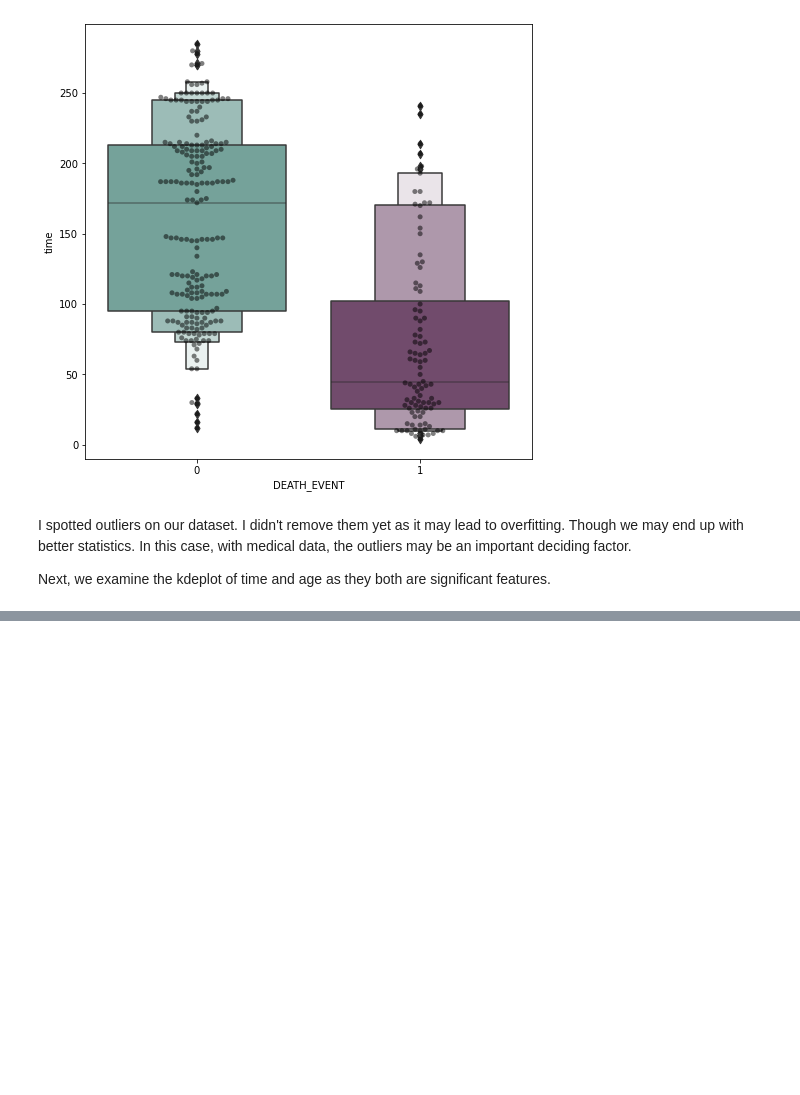
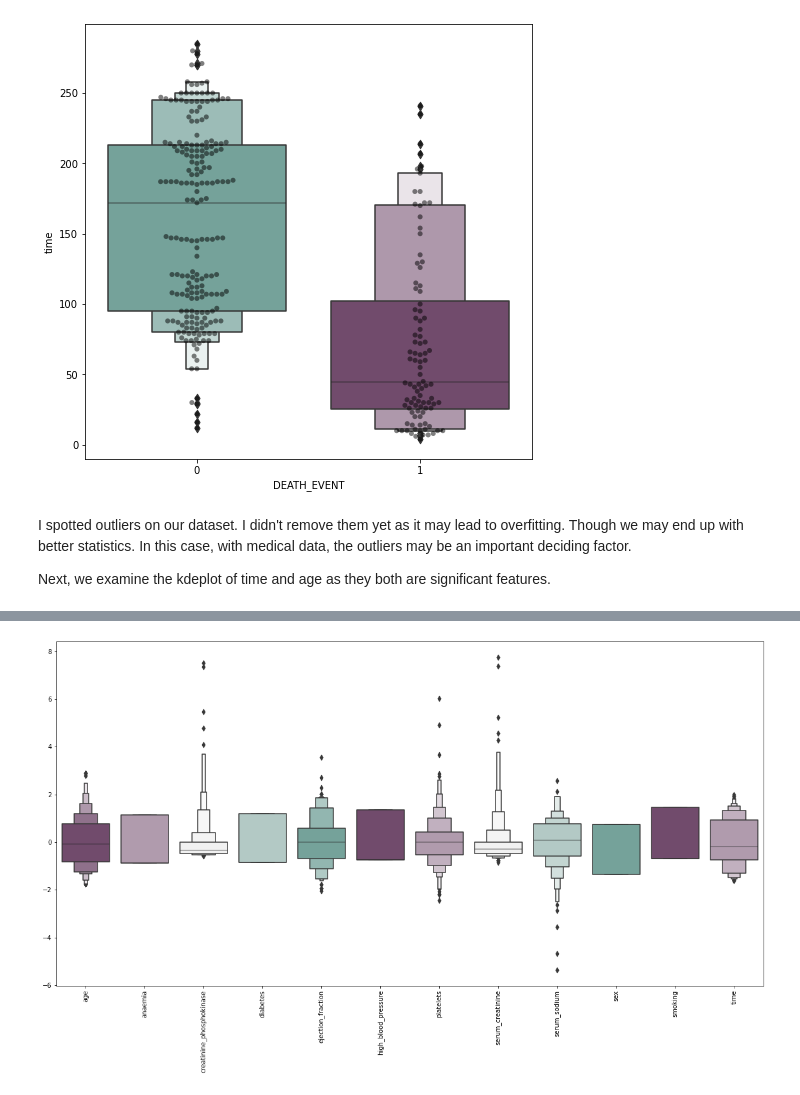
Before and after one commit to onlyabhilash/NLP-Heart-Failure-Prediction, a Jupyter notebook: Heart_Failure_Prediction_ANN.ipynb, the cells around one changed output, grey strips where cells are left out. Saved outputs shown, nothing was run; the diff lists cells and outputs as text; code cells hidden in the pictures; blank space fills up the shorter version.

```diff
--- a/Heart_Failure_Prediction_ANN.ipynb
+++ b/Heart_Failure_Prediction_ANN.ipynb
@@ -115,0 +146,11 @@ Next, we examine the kdeplot of time and age as they both are significant featur
+# %%
+#assigning values to features as X and target as y
+X=data.drop(["DEATH_EVENT"],axis=1)
+y=data["DEATH_EVENT"]
+# %%
+#Set up a standard scaler for the features
+col_names = list(X.columns)
+s_scaler = preprocessing.StandardScaler()
+X_df= s_scaler.fit_transform(X)
+X_df = pd.DataFrame(X_df, columns=col_names)
+X_df.describe().T
@@ -115,0 +171,9 @@ Next, we examine the kdeplot of time and age as they both are significant featur
+# %%
+#looking at the scaled features
+colours =["#774571","#b398af","#f1f1f1" ,"#afcdc7", "#6daa9f"]
+plt.figure(figsize=(20,10))
+sns.boxenplot(data = X_df,palette = colours)
+plt.xticks(rotation=90)
+plt.show()
+# %% [output]
+[figure, added]
```
Also changed, not shown: parts of 14 cells of this notebook.
